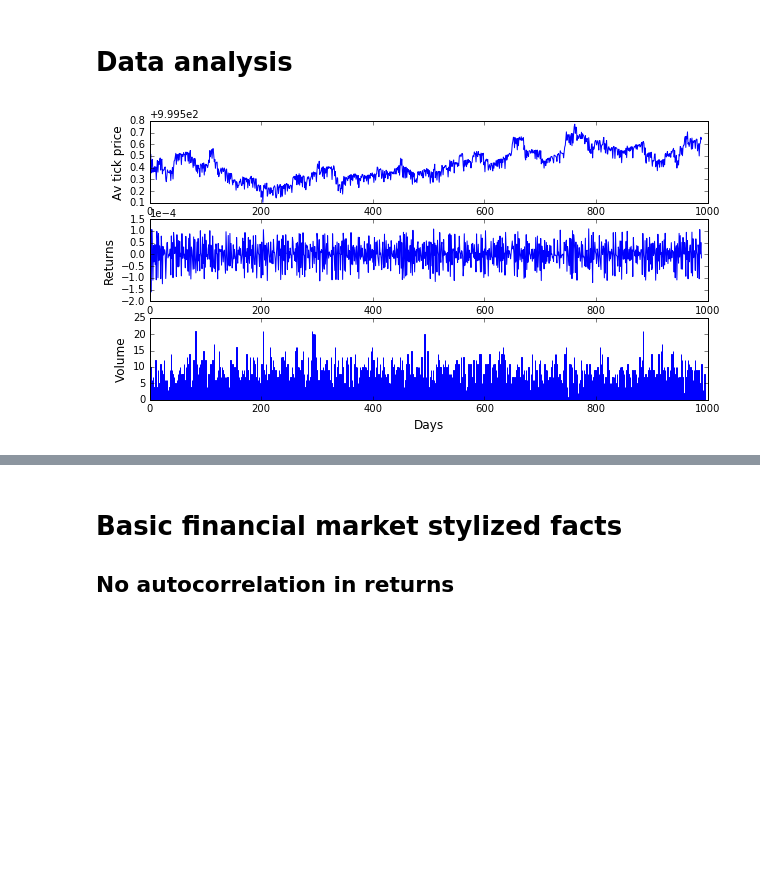
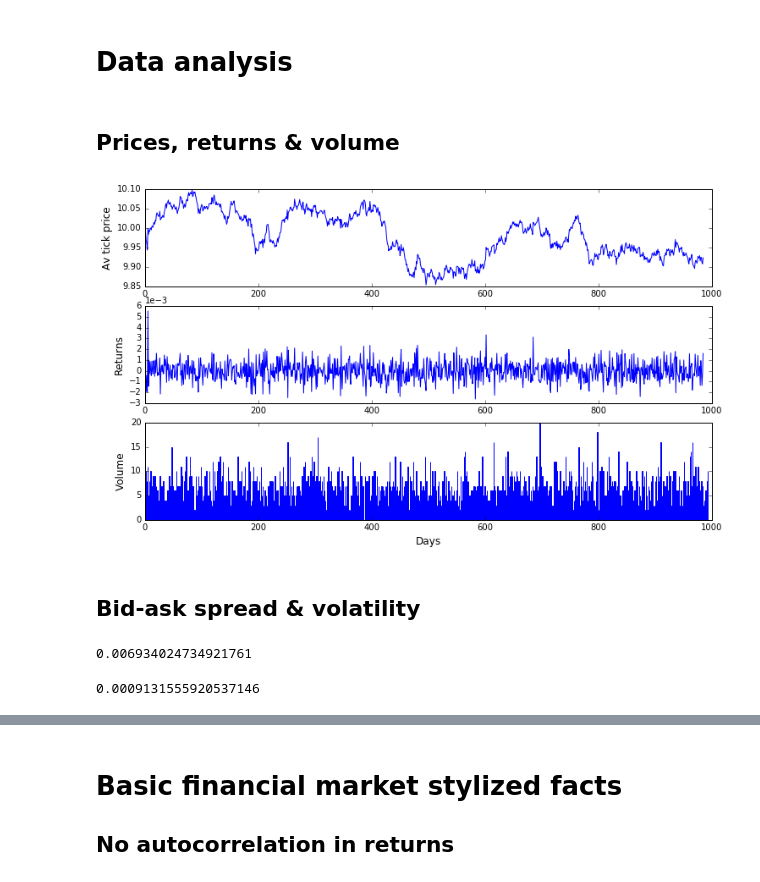
Before and after one commit to joerischasfoort/hfm-abm, a Jupyter notebook: replication.ipynb, the cells around one changed output, grey strips where cells are left out. Cells and saved outputs as stored; diff of their text form; code cells hidden in the pictures; blank space fills up the shorter version.

Commit message:
added hft investment in speed

```diff
--- a/replication.ipynb
+++ b/replication.ipynb
@@ -13,22 +13,25 @@ NRUNS = 1
 parameters = {
     # global parameters
     "n_lft": 50,
-    "n_hft": 1,
+    "n_hft": 5,
     "ticks": 1000,
-    "fundamental_value": 1000,
+    "fundamental_value": 10,
     "lft_sample_size": 0.2,
-    "hft_sample_size": 1.0,
+    "hft_sample_size": 0.6,
     "std_noise": 0.01,
     "std_LFT_price": 0.01,
     "std_LFT_vol": 4,
     "std_HFT_vol": 4,
+    "return_on_investment": 0.5,
+    "investment_frequency": 100,
     # lft parameters
-    "w_fundamentalists": 0.6,
-    "w_chartists": 0.1,
-    "w_random": 0.4,
+    "w_fundamentalists": 1,
+    "w_chartists": 10,
+    "w_random": 1,
     # hft parameters
     "inventory_target": 20,
     "minimum_price_increment":0.1,
+    "investment_fraction":0.4,
     # initial values
     "wealth": 300,
     "horizon_min": 1,
@@ -36,7 +39,9 @@ parameters = {
     "av_return_interval_max": 4,
     "init_price": 1,
     "agent_order_price_variability": (1,1),
-    "total_hft_money": 100,
+    "total_hft_money": 200,
+    "hft_speed": 1,
+    "hft_init_investment": 0
 }
 # %% [markdown]
 # Initialisation
@@ -57,20 +62,38 @@ returns = pd.Series(np.array(average_tick_price)).pct_change()
 autocorr_returns = [pd.Series(returns).autocorr(lag=lag) for lag in range(25)]
 absolute_returns = pd.Series(returns).abs()
 autocorr_abs_returns = [absolute_returns.autocorr(lag=lag) for lag in range(25)]
+# %% [markdown]
+## Prices, returns & volume
 # %%
-fig, (ax1, ax2, ax3) = plt.subplots(3, 1, figsize=(10,5))
+fig, (ax1, ax2, ax3) = plt.subplots(3, 1, figsize=(12,7))
 
 ax1.plot(range(len(average_tick_price)), average_tick_price)
 ax1.set_ylabel('Av tick price', fontsize='12')
 
 ax2.plot(range(len(returns)), returns)
 ax2.set_ylabel('Returns', fontsize='12')
 
 ax3.bar(range(len(total_tick_volume)), total_tick_volume, edgecolor='b')
 ax3.set_ylabel('Volume', fontsize='12')
 ax3.set_xlabel('Days', fontsize='12')
 
 for ax in [ax1, ax2, ax3]:
     ax.ticklabel_format(axis='y', style='sci', scilimits=(-2,2))
 # %% [output]
-[figure, old version]
+[figure, new version]
+# %% [markdown]
+## Bid-ask spread & volatility
+# %%
+bid_ask = [ask - bid for bid, ask in zip(orderbook.highest_bid_price_history, orderbook.lowest_ask_price_history)]
+bid_ask = list(filter(lambda x: x >0, bid_ask))
+np.mean(bid_ask)
+# %% [output]
+0.006934024734921761
+# %%
+# is this the correct way
+window = 10
+roller_returns = returns.rolling(window)
+returns_volatility = roller_returns.std(ddof=0)
+returns.std()
+# %% [output]
+0.0009131555920537146
```
Also changed, not shown: parts of 4 cells of this notebook, 5 other files.
